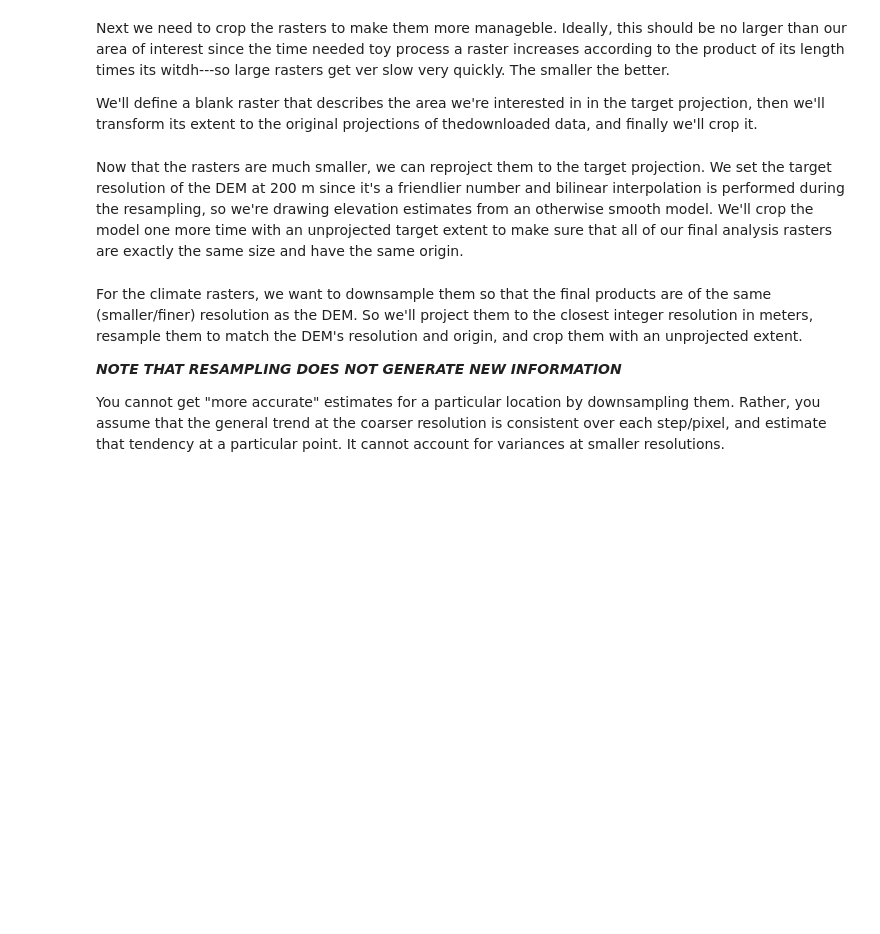
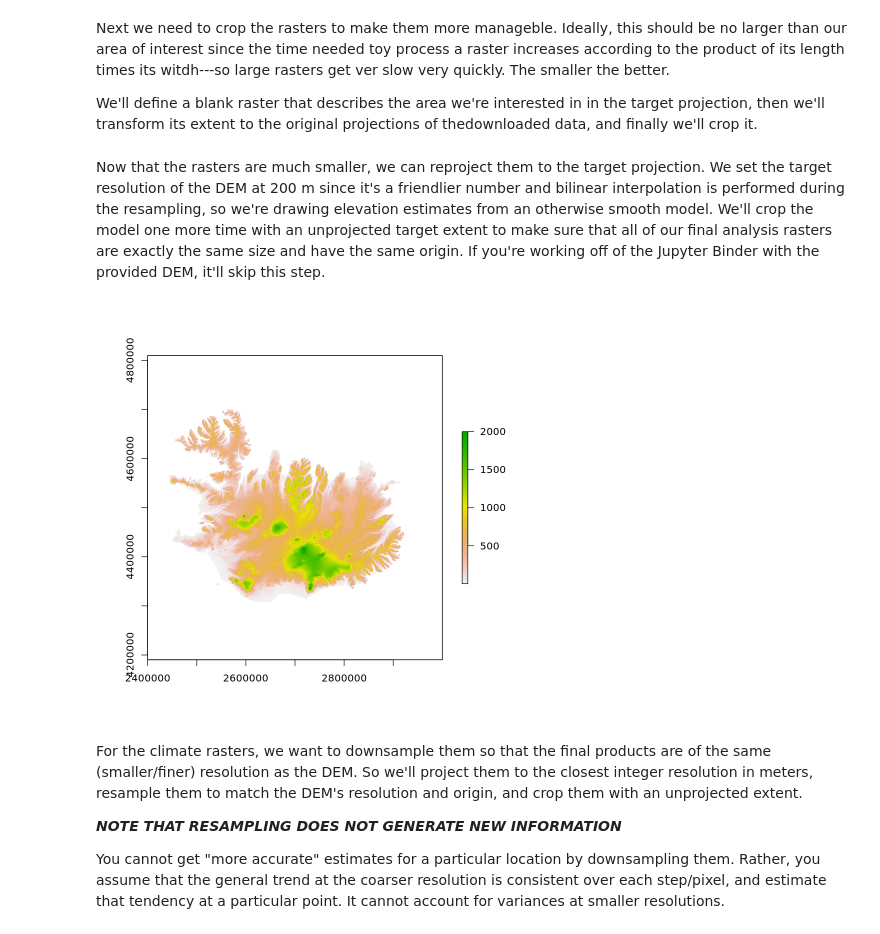
Before and after one commit to ropitz/dataARC-1, a Jupyter notebook: Climate_Script.ipynb, the cells around one changed output. Drawn from its saved outputs; the diff is of its cells as text; code cells hidden in the pictures; blank space fills up the shorter version.

```diff
--- a/Climate_Script.ipynb
+++ b/Climate_Script.ipynb
@@ -150,11 +153,15 @@ ext_proj <- projectExtent(ext,clim_f) # The WorldClim data.
 clim_f <- crop(clim_f,ext_proj)
 clim_p <- crop(clim_p,ext_proj)
 # %% [markdown]
-Now that the rasters are much smaller, we can reproject them to the target projection. We set the target resolution of the DEM at 200 m  since it's a friendlier number and bilinear interpolation is performed during the resampling, so we're drawing elevation estimates from an otherwise smooth model. We'll crop the model one more time  with an unprojected target extent to make sure that all of our  final analysis rasters are exactly the same size and have the same origin.
+Now that the rasters are much smaller, we can reproject them to the target projection. We set the target resolution of the DEM at 200 m  since it's a friendlier number and bilinear interpolation is performed during the resampling, so we're drawing elevation estimates from an otherwise smooth model. We'll crop the model one more time  with an unprojected target extent to make sure that all of our  final analysis rasters are exactly the same size and have the same origin. If you're working off of the Jupyter Binder with the provided DEM, it'll skip this step.
 # %%
-dem <- projectRaster(dem,crs=crs(ext),res=200)
-dem <- crop(dem,ext)
+if (!file.exists("Provided_DEM.tif")) {
+    dem <- projectRaster(dem,crs=crs(ext),res=200)
+    dem <- crop(dem,ext)
+}
 plot(dem)
+# %% [output]
+[figure, added]
 # %% [markdown]
 For the climate rasters, we want to downsample them so that the final products are of the same (smaller/finer) resolution as  the DEM. So we'll project them to the closest integer resolution in meters,  resample them to match the DEM's resolution and origin, and crop them with an unprojected extent.
 
```
Also changed, not shown: parts of 7 cells of this notebook, 1 other file.
